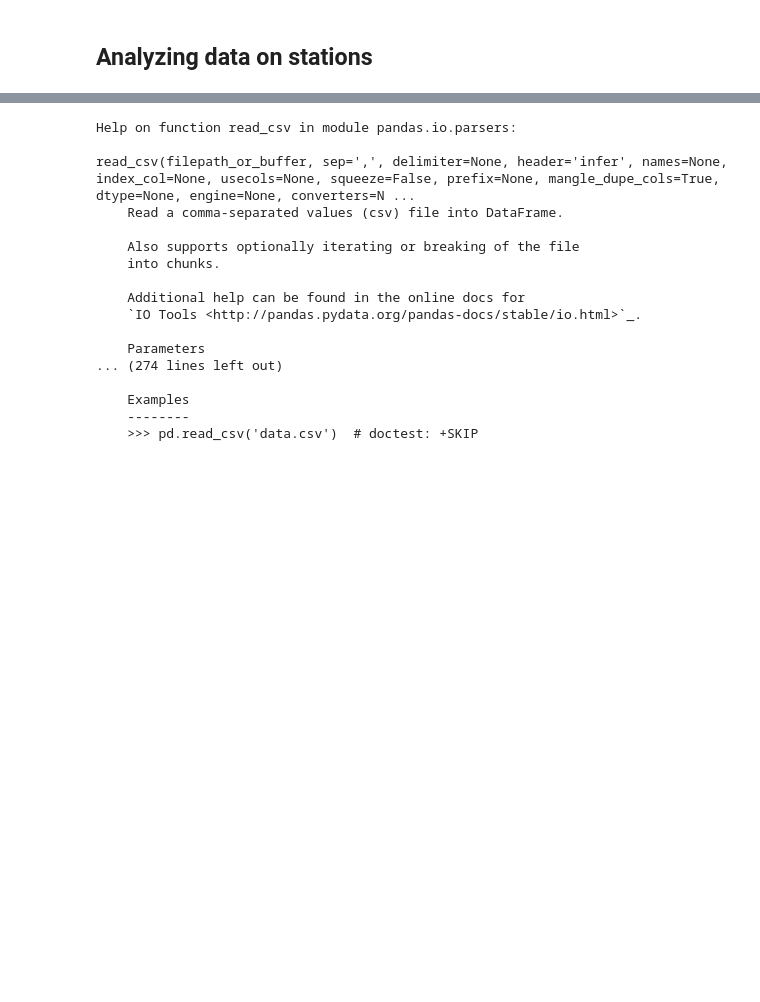
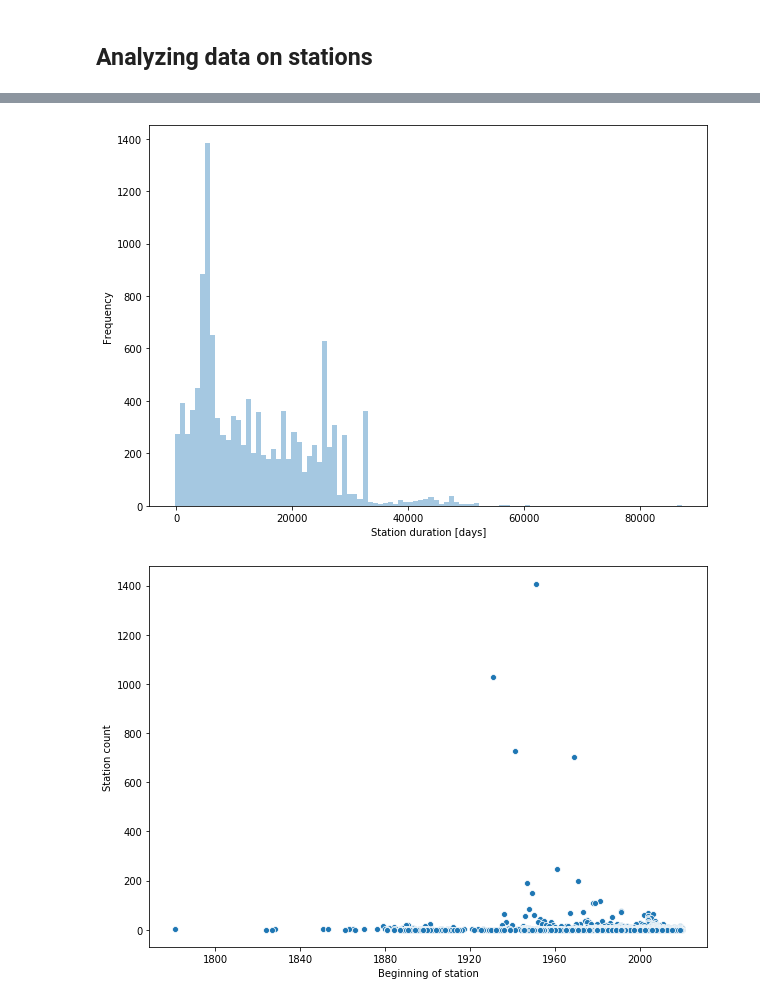
Before and after one commit to eschmidt42/surrealweather, a Jupyter notebook: notebooks/DWD data inspection.ipynb, the cells around one changed output, grey strips where cells are left out. Cells and saved outputs as stored; diff of their text form; code cells hidden in the pictures; blank space fills up the shorter version.

Commit message:
DWD data inspection.iypnb: modified type casting of columns. added visualizations for station duration and location

```diff
--- a/notebooks/DWD data inspection.ipynb
+++ b/notebooks/DWD data inspection.ipynb
@@ -130,6 +131,9 @@ schema = {
 
 station_data = pd.read_csv(file_path, sep=",", dtype=schema)
 
+station_data["Beginn"] = station_data["Beginn"].apply(pd.to_datetime)
+station_data["Ende"] = station_data["Ende"].apply(pd.to_datetime)
+
 station_data.head()
 # %% [output]
 |  | Stationsname | Stations_ID | Kennung | Stations-kennung | Breite | Länge | Stations-höhe | Flussgebiet | ... |
@@ -210,20 +201,27 @@ print(station_data["Beginn"].apply(pd.to_datetime).unique())
-# %%
-help(pd.read_csv)
-# %% [output]
-Help on function read_csv in module pandas.io.parsers:
-
-read_csv(filepath_or_buffer, sep=',', delimiter=None, header='infer', names=None, index_col=None, usecols=None, squeeze=False, prefix=None, mangle_dupe_cols=True, dtype=None, engine=None, converters=N ...
-    Read a comma-separated values (csv) file into DataFrame.
-
-    Also supports optionally iterating or breaking of the file
-    into chunks.
-
-    Additional help can be found in the online docs for
-    `IO Tools <http://pandas.pydata.org/pandas-docs/stable/io.html>`_.
-
-    Parameters
-... (274 lines left out)
-
-    Examples
-    --------
-    >>> pd.read_csv('data.csv')  # doctest: +SKIP
+# %%
+# print(station_data["Beginn"].value_counts())
+
+beginnings = station_data["Beginn"].value_counts()
+endings = station_data["Ende"].value_counts()
+deltas = (station_data["Ende"] - station_data["Beginn"]).dropna().astype("timedelta64[D]")
+
+fig, ax = plt.subplots(figsize=(10,7))
+sns.distplot(deltas, ax=ax, kde=False, bins=100)
+ax.set_xlabel("Station duration [days]")
+ax.set_ylabel("Frequency")
+plt.show()
+
+fig, ax = plt.subplots(figsize=(10,7))
+sns.scatterplot(beginnings.index, beginnings.values, ax=ax)
+ax.set_xlabel("Beginning of station")
+ax.set_ylabel("Station count")
+plt.show()
+
+fig, ax = plt.subplots(figsize=(10,7))
+sns.scatterplot(endings.index, endings.values, ax=ax)
+ax.set_xlabel("End of station")
+ax.set_ylabel("Station count")
+plt.show()
+# %% [output]
+[figure, added]
+[figure, added]
```
Also changed, not shown: parts of 11 cells of this notebook.
